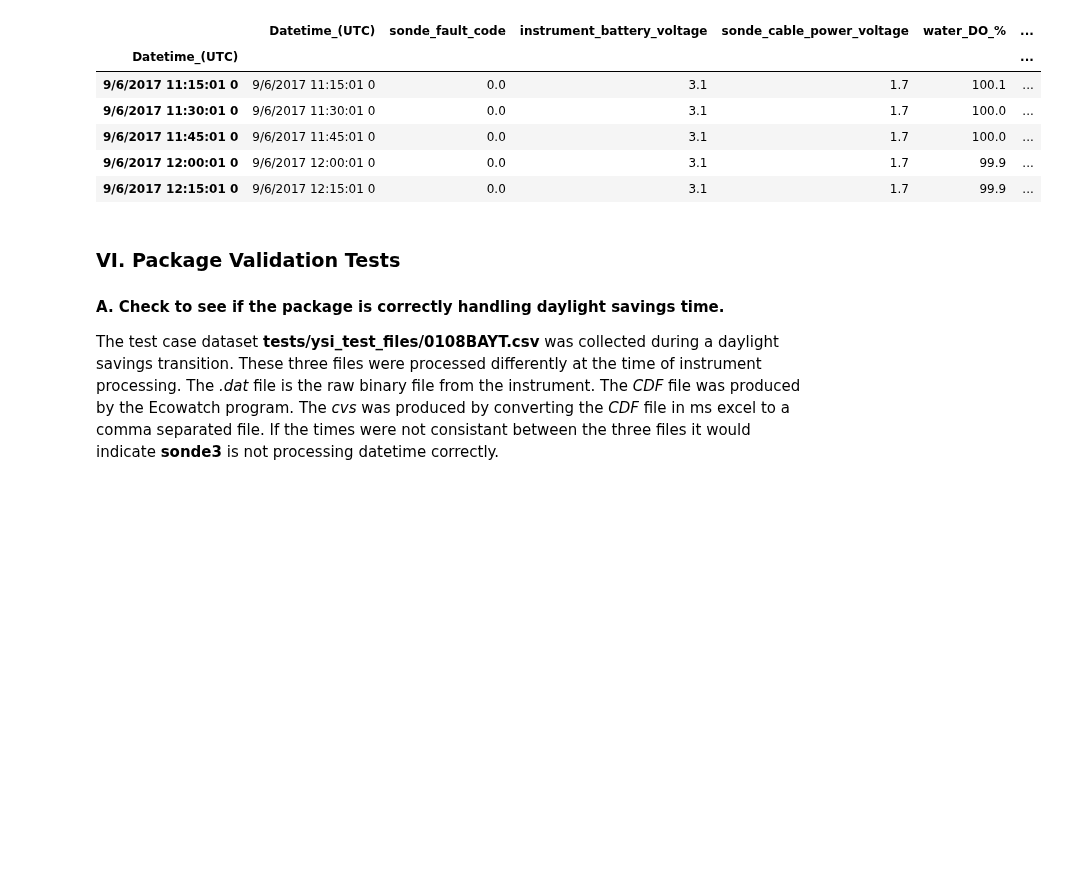
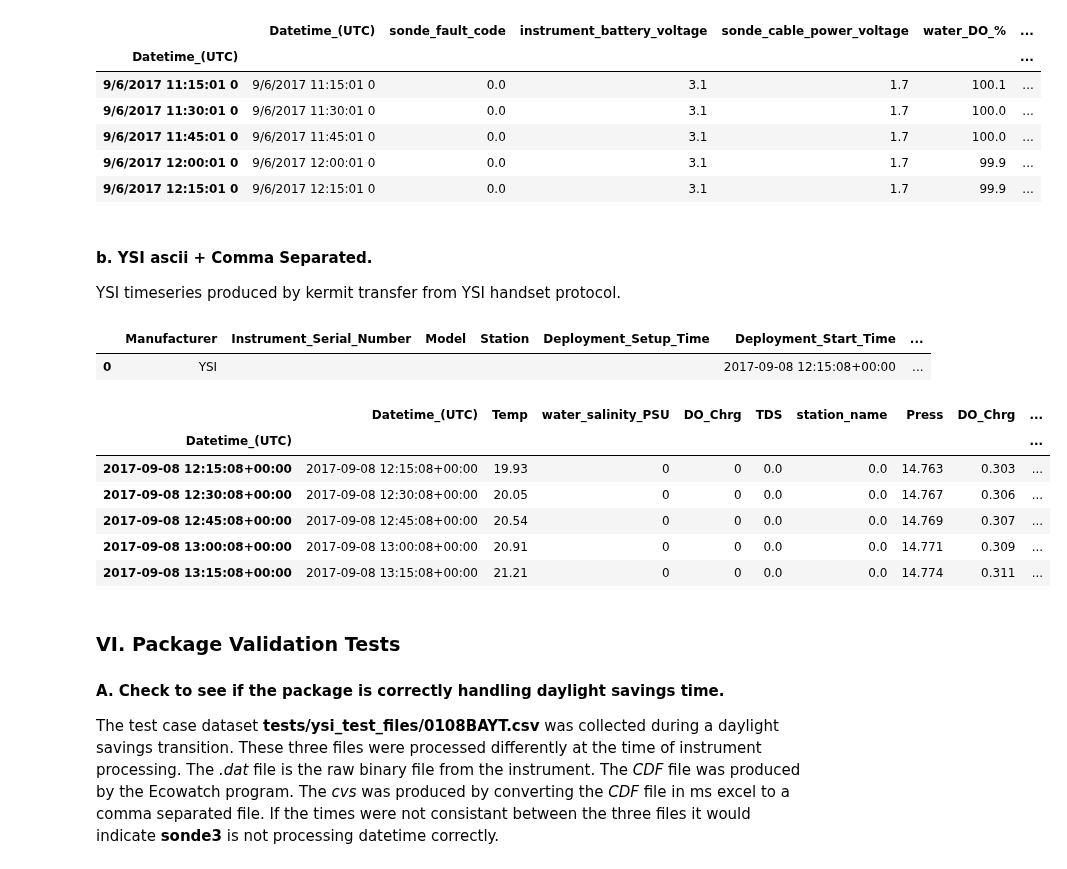
Before and after one commit to kimia-karimi/sonde3, a Jupyter notebook: index.ipynb, the cells around one changed output. Saved outputs shown, nothing was run; the diff lists cells and outputs as text; code cells hidden in the pictures; blank space fills up the shorter version.

Commit message:
600LS ascii file format

```diff
--- a/index.ipynb
+++ b/index.ipynb
@@ -269,6 +269,27 @@ exo_df.head()
 | 9/6/2017 11:45:01 0 | 9/6/2017 11:45:01 0 | 0.0 | 3.1 | 1.7 | 100.0 | ... |
 | 9/6/2017 12:00:01 0 | 9/6/2017 12:00:01 0 | 0.0 | 3.1 | 1.7 | 99.9 | ... |
 | 9/6/2017 12:15:01 0 | 9/6/2017 12:15:01 0 | 0.0 | 3.1 | 1.7 | 99.9 | ... |
+# %% [markdown]
+#### b. YSI ascii + Comma Separated.
+
+YSI timeseries produced by kermit transfer from YSI handset protocol.
+# %%
+metadata, df = sonde3.sonde("tests/ysi_test_files/0917GEB.txt")
+# %%
+metadata
+# %% [output]
+|  | Manufacturer | Instrument_Serial_Number | Model | Station | Deployment_Setup_Time | Deployment_Start_Time | ... |
+| 0 | YSI |  |  |  |  | 2017-09-08 12:15:08+00:00 | ... |
+# %%
+df.head()
+# %% [output]
+|  | Datetime_(UTC) | Temp | water_salinity_PSU | DO_Chrg | TDS | station_name | Press | DO_Chrg | ... |
+| Datetime_(UTC) |  |  |  |  |  |  |  |  | ... |
+| 2017-09-08 12:15:08+00:00 | 2017-09-08 12:15:08+00:00 | 19.93 | 0 | 0 | 0.0 | 0.0 | 14.763 | 0.303 | ... |
+| 2017-09-08 12:30:08+00:00 | 2017-09-08 12:30:08+00:00 | 20.05 | 0 | 0 | 0.0 | 0.0 | 14.767 | 0.306 | ... |
+| 2017-09-08 12:45:08+00:00 | 2017-09-08 12:45:08+00:00 | 20.54 | 0 | 0 | 0.0 | 0.0 | 14.769 | 0.307 | ... |
+| 2017-09-08 13:00:08+00:00 | 2017-09-08 13:00:08+00:00 | 20.91 | 0 | 0 | 0.0 | 0.0 | 14.771 | 0.309 | ... |
+| 2017-09-08 13:15:08+00:00 | 2017-09-08 13:15:08+00:00 | 21.21 | 0 | 0 | 0.0 | 0.0 | 14.774 | 0.311 | ... |
 # %% [markdown]
 ### VI. Package Validation Tests
 
```
Also changed, not shown: parts of 2 cells of this notebook, 3 other files.
